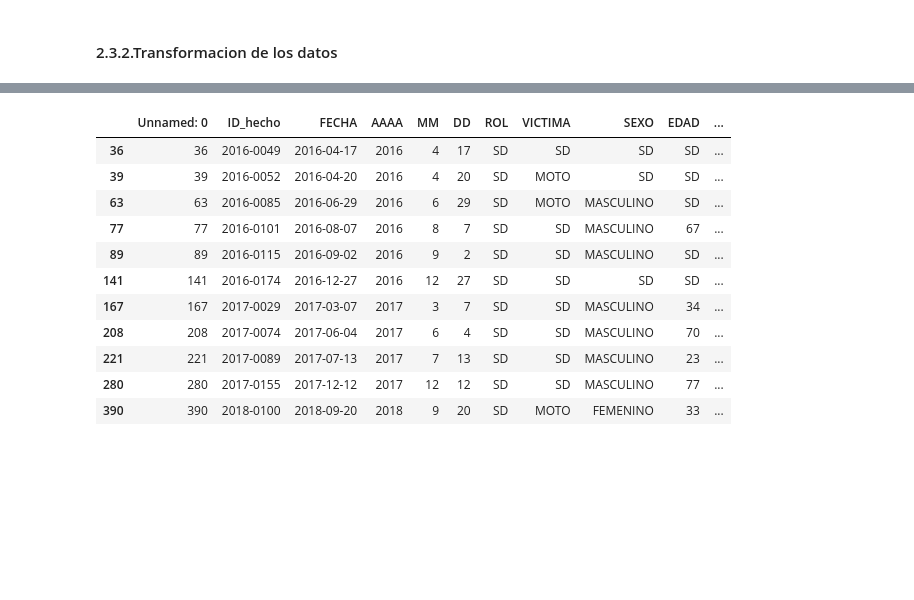
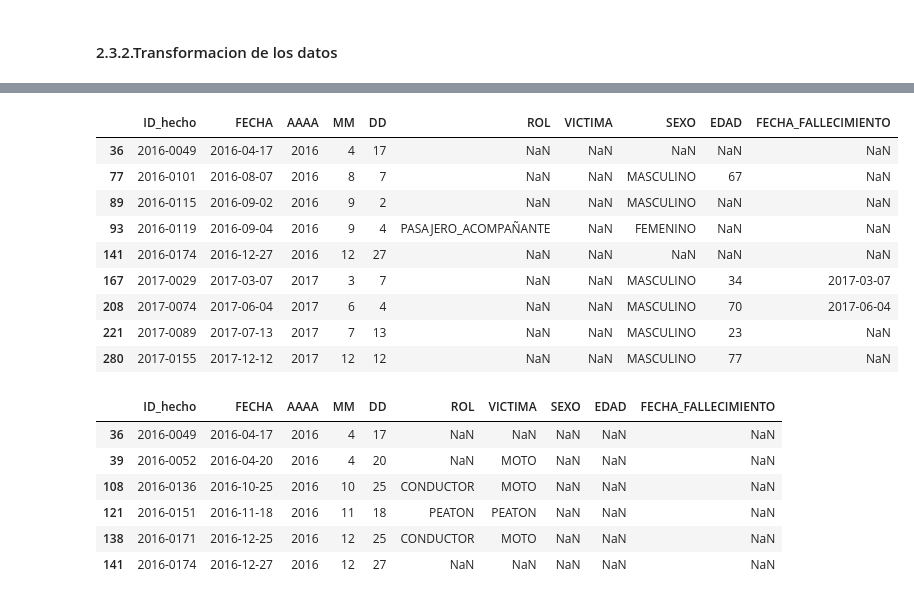
Before and after one commit to AlisterVento/PI02-DataAnalyst, a Jupyter notebook: Homicidios_Victimas.ipynb, the cells around one changed output, grey strips where cells are left out. Drawn from its saved outputs; the diff is of its cells as text; code cells hidden in the pictures; blank space fills up the shorter version.

```diff
--- a/Homicidios_Victimas.ipynb
+++ b/Homicidios_Victimas.ipynb
@@ -156,2 +96,7 @@ Se reviso las primeras las primeras 5  columnas **'ID', 'N_VICTIMAS', 'FECHA', '
-# %%
-df_homicidios_victimas['FECHA'] = pd.to_datetime(df_homicidios_victimas['FECHA'])
+# %%
+df_homicidios_victimas.drop(['Unnamed: 0'],axis=1,inplace=True)
+# %%
+df_homicidios_victimas['FECHA_FALLECIMIENTO'] = df_homicidios_victimas['FECHA_FALLECIMIENTO'].apply(
+    lambda x: datetime.datetime.strptime(x, '%Y-%m-%d %H:%M:%S').date() if x.count("-") >= 2 else (datetime.datetime.strptime(x, '%d/%m/%Y').date() if x.count("/")>=2 else float(np.nan)))
+# %%
+df_homicidios_victimas=df_homicidios_victimas.applymap(reemplazar_nan)
@@ -166,16 +140,24 @@ SD                       11
 Name: ROL, dtype: int64
 # %%
-df_homicidios_victimas[df_homicidios_victimas['ROL']=='SD']
+df_homicidios_victimas[df_homicidios_victimas['VICTIMA'].isnull()]
 # %% [output]
-|  | Unnamed: 0 | ID_hecho | FECHA | AAAA | MM | DD | ROL | VICTIMA | SEXO | EDAD | ... |
-| 36 | 36 | 2016-0049 | 2016-04-17 | 2016 | 4 | 17 | SD | SD | SD | SD | ... |
-| 39 | 39 | 2016-0052 | 2016-04-20 | 2016 | 4 | 20 | SD | MOTO | SD | SD | ... |
-| 63 | 63 | 2016-0085 | 2016-06-29 | 2016 | 6 | 29 | SD | MOTO | MASCULINO | SD | ... |
-| 77 | 77 | 2016-0101 | 2016-08-07 | 2016 | 8 | 7 | SD | SD | MASCULINO | 67 | ... |
-| 89 | 89 | 2016-0115 | 2016-09-02 | 2016 | 9 | 2 | SD | SD | MASCULINO | SD | ... |
-| 141 | 141 | 2016-0174 | 2016-12-27 | 2016 | 12 | 27 | SD | SD | SD | SD | ... |
-| 167 | 167 | 2017-0029 | 2017-03-07 | 2017 | 3 | 7 | SD | SD | MASCULINO | 34 | ... |
-| 208 | 208 | 2017-0074 | 2017-06-04 | 2017 | 6 | 4 | SD | SD | MASCULINO | 70 | ... |
-| 221 | 221 | 2017-0089 | 2017-07-13 | 2017 | 7 | 13 | SD | SD | MASCULINO | 23 | ... |
-| 280 | 280 | 2017-0155 | 2017-12-12 | 2017 | 12 | 12 | SD | SD | MASCULINO | 77 | ... |
-| 390 | 390 | 2018-0100 | 2018-09-20 | 2018 | 9 | 20 | SD | MOTO | FEMENINO | 33 | ... |
+|  | ID_hecho | FECHA | AAAA | MM | DD | ROL | VICTIMA | SEXO | EDAD | FECHA_FALLECIMIENTO |
+| 36 | 2016-0049 | 2016-04-17 | 2016 | 4 | 17 | NaN | NaN | NaN | NaN | NaN |
+| 77 | 2016-0101 | 2016-08-07 | 2016 | 8 | 7 | NaN | NaN | MASCULINO | 67 | NaN |
+| 89 | 2016-0115 | 2016-09-02 | 2016 | 9 | 2 | NaN | NaN | MASCULINO | NaN | NaN |
+| 93 | 2016-0119 | 2016-09-04 | 2016 | 9 | 4 | PASAJERO_ACOMPAÑANTE | NaN | FEMENINO | NaN | NaN |
+| 141 | 2016-0174 | 2016-12-27 | 2016 | 12 | 27 | NaN | NaN | NaN | NaN | NaN |
+| 167 | 2017-0029 | 2017-03-07 | 2017 | 3 | 7 | NaN | NaN | MASCULINO | 34 | 2017-03-07 |
+| 208 | 2017-0074 | 2017-06-04 | 2017 | 6 | 4 | NaN | NaN | MASCULINO | 70 | 2017-06-04 |
+| 221 | 2017-0089 | 2017-07-13 | 2017 | 7 | 13 | NaN | NaN | MASCULINO | 23 | NaN |
+| 280 | 2017-0155 | 2017-12-12 | 2017 | 12 | 12 | NaN | NaN | MASCULINO | 77 | NaN |
+# %%
+df_homicidios_victimas[df_homicidios_victimas['SEXO'].isnull()]
+# %% [output]
+|  | ID_hecho | FECHA | AAAA | MM | DD | ROL | VICTIMA | SEXO | EDAD | FECHA_FALLECIMIENTO |
+| 36 | 2016-0049 | 2016-04-17 | 2016 | 4 | 17 | NaN | NaN | NaN | NaN | NaN |
+| 39 | 2016-0052 | 2016-04-20 | 2016 | 4 | 20 | NaN | MOTO | NaN | NaN | NaN |
+| 108 | 2016-0136 | 2016-10-25 | 2016 | 10 | 25 | CONDUCTOR | MOTO | NaN | NaN | NaN |
+| 121 | 2016-0151 | 2016-11-18 | 2016 | 11 | 18 | PEATON | PEATON | NaN | NaN | NaN |
+| 138 | 2016-0171 | 2016-12-25 | 2016 | 12 | 25 | CONDUCTOR | MOTO | NaN | NaN | NaN |
+| 141 | 2016-0174 | 2016-12-27 | 2016 | 12 | 27 | NaN | NaN | NaN | NaN | NaN |
```
Also changed, not shown: parts of 23 cells of this notebook, 9 other files.
